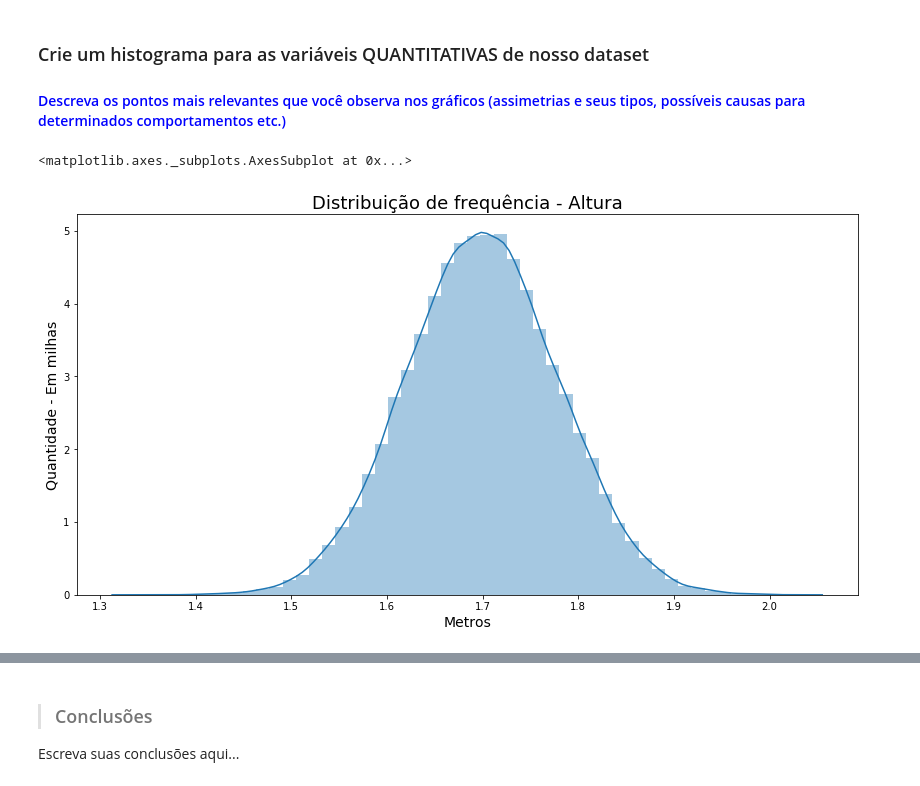
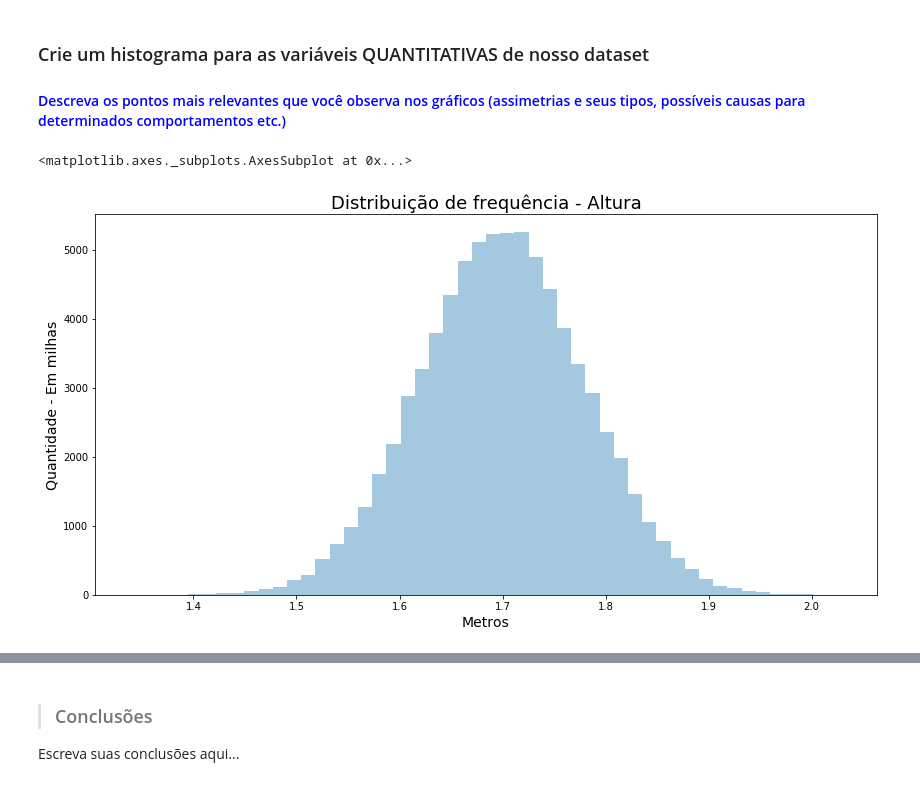
Before and after one commit to dougbatista/data-science-estatistica, a Jupyter notebook: Análise_Descritiva_exame.ipynb, the cells around one changed output, grey strips where cells are left out. Drawn from its saved outputs; the diff is of its cells as text; code cells hidden in the pictures.

```diff
--- a/Análise_Descritiva_exame.ipynb
+++ b/Análise_Descritiva_exame.ipynb
@@ -253,12 +253,12 @@ Preciso estudar mais sobre as configurações de plotagem de dados
 ### Crie um histograma para as variáveis QUANTITATIVAS de nosso dataset
 #### <font color='blue'>Descreva os pontos mais relevantes que você observa nos gráficos (assimetrias e seus tipos, possíveis causas para determinados comportamentos etc.)</font>
 # %%
-ax_altura = sns.distplot(data.Altura)
+ax_altura = sns.distplot(data.Altura, kde=False)
 ax_altura.figure.set_size_inches(14, 7)
 ax_altura.set_title('Distribuição de frequência - Altura', fontsize=18)
 ax_altura.set_xlabel('Metros', fontsize=14)
 ax_altura.set_ylabel('Quantidade - Em milhas', fontsize=14)
 ax_altura
 # %% [output]
 <matplotlib.axes._subplots.AxesSubplot at 0x...>
-[figure, old version]
+[figure, new version]
```
Also changed, not shown: parts of 1 cell of this notebook.
